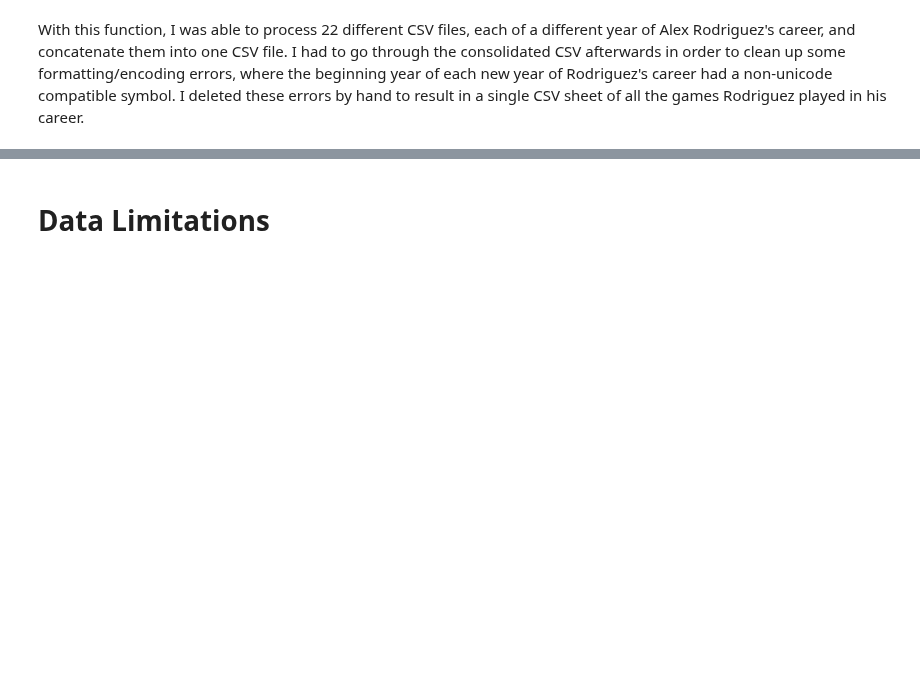
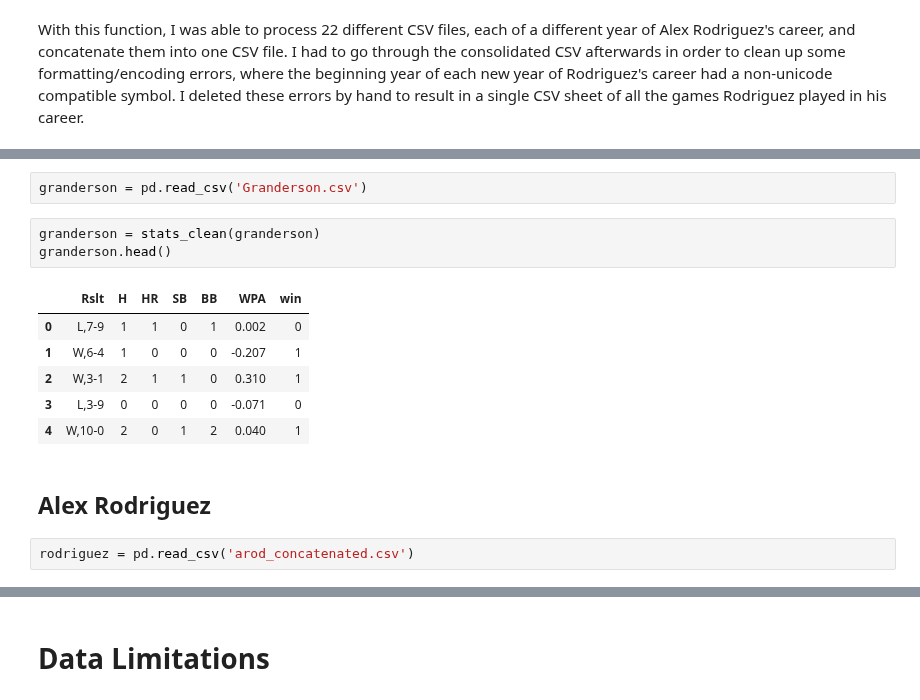
Before and after one commit to mattmaitland1/DerekJeterAnalysis, a Jupyter notebook: Project.ipynb, the cells around one changed output, grey strips where cells are left out. Cells and saved outputs as stored; diff of their text form; blank space fills up the shorter version.

```diff
--- a/Project.ipynb
+++ b/Project.ipynb
@@ -99,0 +141,16 @@ With this function, I was able to process 22 different CSV files, each of a diff
+# %%
+granderson = pd.read_csv('Granderson.csv')
+# %%
+granderson = stats_clean(granderson)
+granderson.head()
+# %% [output]
+|  | Rslt | H | HR | SB | BB | WPA | win |
+| 0 | L,7-9 | 1 | 1 | 0 | 1 | 0.002 | 0 |
+| 1 | W,6-4 | 1 | 0 | 0 | 0 | -0.207 | 1 |
+| 2 | W,3-1 | 2 | 1 | 1 | 0 | 0.310 | 1 |
+| 3 | L,3-9 | 0 | 0 | 0 | 0 | -0.071 | 0 |
+| 4 | W,10-0 | 2 | 0 | 1 | 2 | 0.040 | 1 |
+# %% [markdown]
+## Alex Rodriguez
+# %%
+rodriguez = pd.read_csv('arod_concatenated.csv')
```
Also changed, not shown: parts of 39 cells of this notebook.
